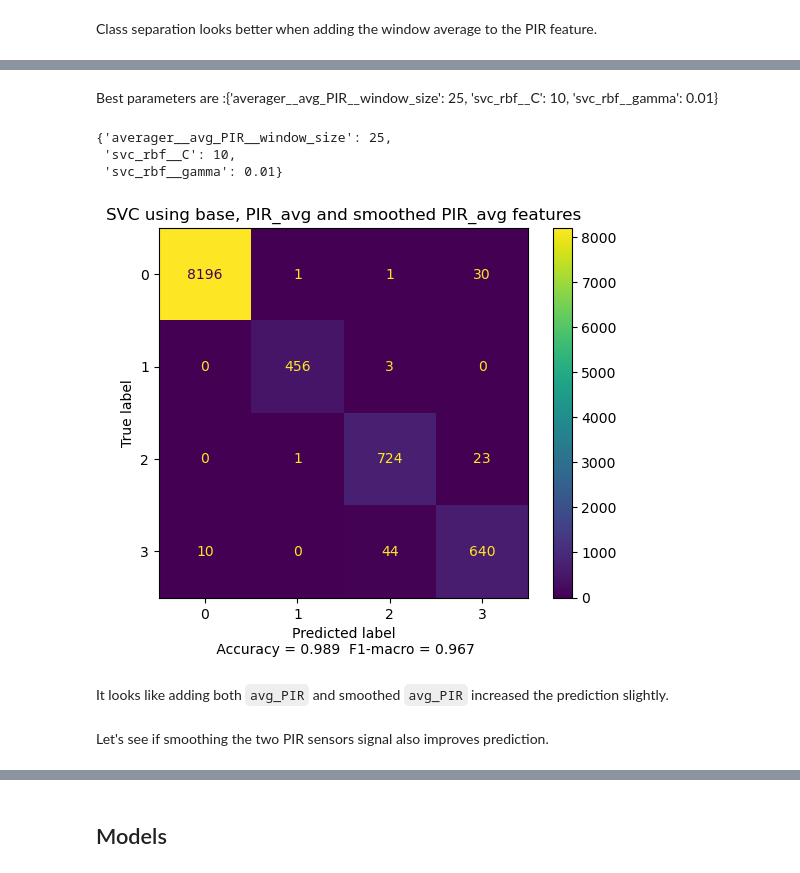
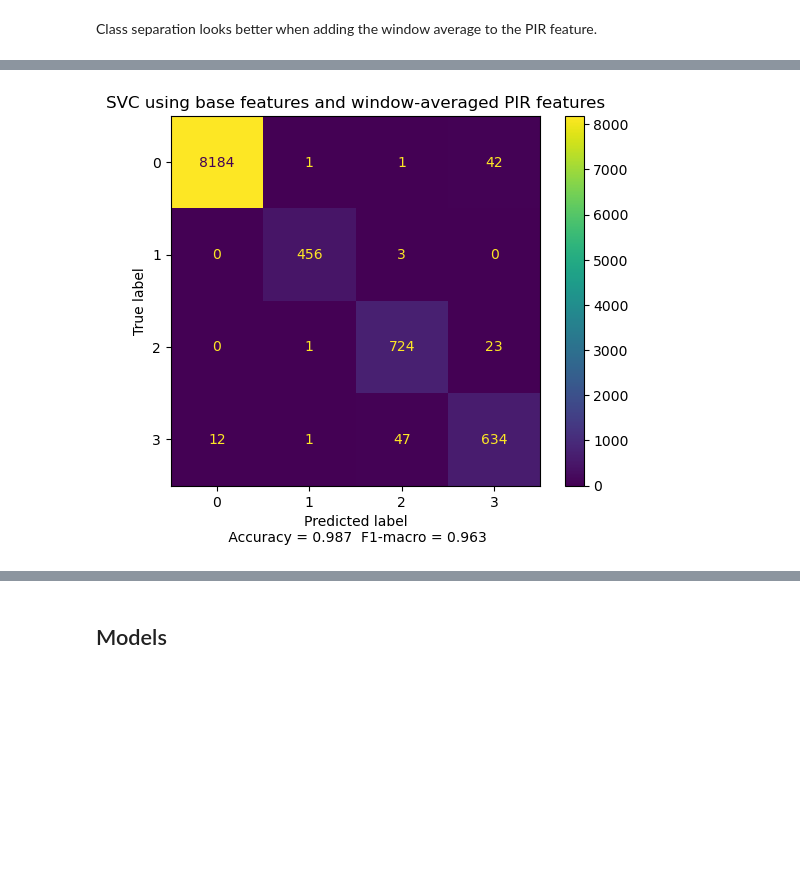
Before and after one commit to Clement-GRD/room_occupancy, a Jupyter notebook: room_occupancy.ipynb, the cells around one changed output, grey strips where cells are left out. Saved outputs shown, nothing was run; the diff lists cells and outputs as text; code cells hidden in the pictures; blank space fills up the shorter version.

```diff
--- a/room_occupancy.ipynb
+++ b/room_occupancy.ipynb
@@ -330,0 +350,2 @@ X_base_avg = pd.concat([X_base,df_avg.drop(columns='Room_Occupancy_Count')],axis
+# %%
+X_avg_PIR = pd.concat([X_base,df_avg['avg_PIR']],axis=1)
@@ -331,16 +354,20 @@ X_base_avg = pd.concat([X_base,df_avg.drop(columns='Room_Occupancy_Count')],axis
 # %%
 svc_pipeline_2 = Pipeline([
+    ('averager',ColumnTransformer([
+         ('avg_PIR',Window_Average(25),['avg_PIR'])],
+         remainder='passthrough')),
     ('std_scaler', StandardScaler()),
-    ('svc_rbf', SVC())
+    ('svc_rbf', SVC(C=10,gamma=0.01))
 ])
 
 svc_param_grid_2 = [{
-'svc_rbf__C':[10,100,1000],
-'svc_rbf__gamma':[0.001,0.0001,0.00001]
+
+'averager__avg_PIR__window_size':[25],
 }]
 
-svc_grid_2 = GridSearchCV(svc_pipeline_2,svc_param_grid_2,scoring='f1_macro',cv=10,n_jobs=-1)
-svc_grid_2.fit(X_base_avg,y)
+svc_grid_2 = GridSearchCV(svc_pipeline_2, svc_param_grid_2, scoring='f1_macro', cv=10, n_jobs=-1)
+svc_grid_2.fit(X_avg_PIR,y)
+
 std_svc_best_2 = svc_grid_2.best_estimator_
 std_svc_best_2
 # %% [output]
@@ -370,19 +394,8 @@ X_avg_PIR = pd.concat([X_base,X_avg['avg_PIR']],axis=1)
 # %%
 svc_pipeline_3 = Pipeline([
     ('averager',ColumnTransformer([
-         ('avg_PIR',Window_Average(25),['avg_PIR'])],
+         ('avg_PIR',Window_Average(25),['S6_PIR','S7_PIR'])],
          remainder='passthrough')),
     ('std_scaler', StandardScaler()),
-    ('svc_rbf', SVC())
+    ('svc_rbf', SVC(C=10, gamma=0.01))
 ])
-
-svc_param_grid_3 = [{
-'averager__avg_PIR__window_size':[25],
-'svc_rbf__C':[10],
-'svc_rbf__gamma':[0.01]
-}]
-
-svc_grid_3 = GridSearchCV(svc_pipeline_3,svc_param_grid_3,scoring='f1_macro',cv=10,n_jobs=-1)
-svc_grid_3.fit(X_avg_PIR,y)
-std_svc_best_3 = svc_grid_3.best_estimator_
-std_svc_best_3
@@ -397,19 +402,5 @@ Pipeline(steps=[('averager',
-# %% [markdown]
-Best parameters are :{'averager__avg_PIR__window_size': 25,
- 'svc_rbf__C': 10,
- 'svc_rbf__gamma': 0.01}
-# %%
-svc_grid_3.best_params_
-# %% [output]
-{'averager__avg_PIR__window_size': 25,
- 'svc_rbf__C': 10,
- 'svc_rbf__gamma': 0.01}
 # %%
-svc_predictions_3 = cross_val_predict(std_svc_best_3,X_avg_PIR,y,cv=10,n_jobs=-1)
-plot_confusion_acc_f1(y,svc_predictions_3,'SVC using base, PIR_avg and smoothed PIR_avg features')
+svc_predictions_3 = cross_val_predict(svc_pipeline_3,X_base,y,cv=10,n_jobs=-1)
+plot_confusion_acc_f1(y,svc_predictions_3,'SVC using base features and window-averaged PIR features')
 # %% [output]
-[figure, old version]
+[figure, new version]
-# %% [markdown]
-It looks like adding both `avg_PIR` and smoothed `avg_PIR` increased the prediction slightly.
-# %% [markdown]
-Let's see if smoothing the two PIR sensors signal also improves prediction.
```
Also changed, not shown: parts of 25 cells of this notebook.
